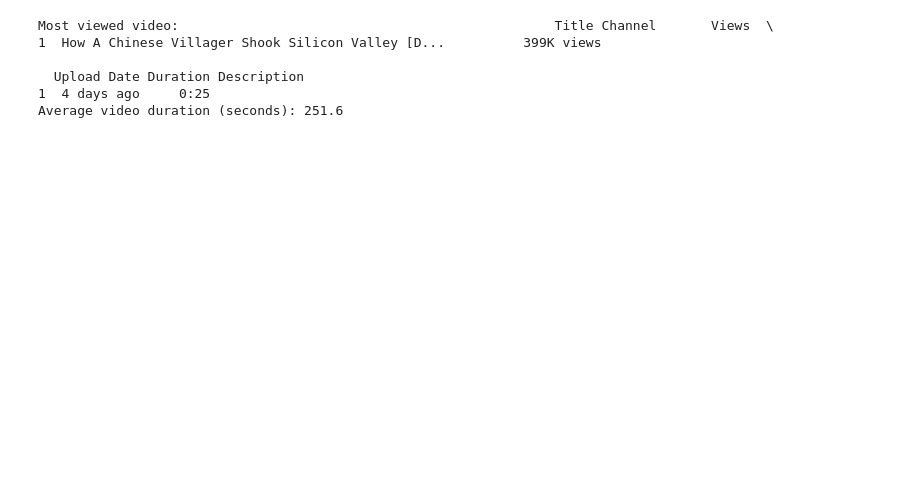
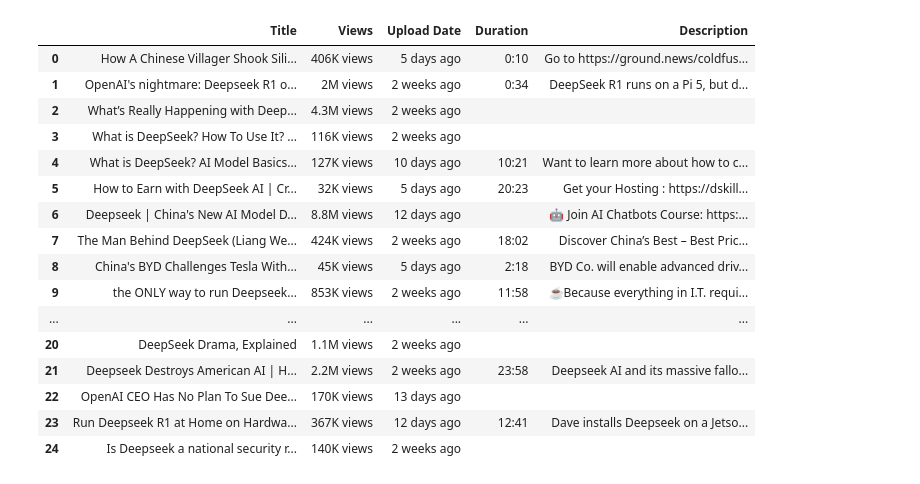
Before and after one commit to safwanakbar86/data_science_assgns, a Jupyter notebook: a1.ipynb, the cells around one changed output. Drawn from its saved outputs; the diff is of its cells as text; code cells hidden in the pictures; blank space fills up the shorter version.

```diff
--- a/a1.ipynb
+++ b/a1.ipynb
@@ -211,18 +142,17 @@ driver = webdriver.Chrome(service=service)
 driver.get("https://www.youtube.com/results?search_query=Deepseek&sp=EgIIBQ%253D%253D")
 time.sleep(3)
 
-for _ in range(3):
+for _ in range(10):
     driver.find_element(By.TAG_NAME, 'body').send_keys(Keys.END)
-    time.sleep(2)
+    time.sleep(3)
 
 videos = driver.find_elements(By.XPATH, "//ytd-video-renderer")
 video_data = []
 
-for video in videos[:5]:
+for video in videos[:25]:
     try:
         title = video.find_element(By.ID, "video-title").text
-        #channel = video.find_element(By.XPATH, ".//yt-formatted-string[@id='text']").text
-        channel = video.find_element(By.CSS_SELECTOR, "div.cbox h3.reel-player-header-channel-title").text
+        # channel = video.find_element(By.CSS_SELECTOR, "div#text-container.style-scope.ytd-channel-name").text
         views = video.find_element(By.XPATH, ".//span[contains(text(), 'views')]").text
         upload_date = video.find_element(By.XPATH, ".//div[@id='metadata-line']/span[2]").text
 
@@ -232,38 +162,42 @@ for video in videos[:5]:
         time.sleep(3)
 
         try:
-            duration = driver.find_element(By.CLASS_NAME, "ytp-time-duration").text
+            duration = driver.find_element(By.CLASS_NAME, "ytp-time-wrapper").text
+            duration = duration.split('/ ')[-1] if '/ ' in duration else duration
         except:
             duration = "N/A"
 
         try:
-            description = driver.find_element(By.ID, "description").text
+            description = driver.find_element(By.CSS_SELECTOR, "div#snippet.style-scope.ytd-text-inline-expander").text
         except:
             description = "No description"
 
         driver.close()
         driver.switch_to.window(driver.window_handles[0])
-        video_data.append([title, channel, views, upload_date, duration, description])
+        video_data.append([title, views, upload_date, duration, description])
     except:
         continue
 driver.quit()
 
-video_df = pd.DataFrame(video_data, columns=["Title", "Channel", "Views", "Upload Date", "Duration", "Description"])
+video_df = pd.DataFrame(video_data, columns=["Title", "Views", "Upload Date", "Duration", "Description"])
 video_df.to_csv("youtube_videos.csv", index=False)
-
-video_df[['Views_Num', 'Views_Suffix']] = video_df['Views'].str.extract(r'([\d\.]+)([KMB]?)')
-suffix_mapper = {'': 1,'K': 1000, 'M': 1000000, 'B': 1000000000}
-video_df['Views_Total'] = video_df['Views_Num'].astype(float) * video_df['Views_Suffix'].map(suffix_mapper)
-
-most_viewed_video = video_df.iloc[video_df['Views_Total'].idxmax()]
-print("Most viewed video:", most_viewed_video)
-
-avg_duration = video_df['Duration'].str.extract('(\d+):(\d+)').astype(float).fillna(0).apply(lambda x: x[0] * 60 + x[1], axis=1).mean()
-print("Average video duration (seconds):", avg_duration)
-# %% [output]
-Most viewed video:                                                Title Channel       Views  \
-1  How A Chinese Villager Shook Silicon Valley [D...          399K views
-
-  Upload Date Duration Description
-1  4 days ago     0:25
-Average video duration (seconds): 251.6
+# %%
+video_df
+# %% [output]
+|  | Title | Views | Upload Date | Duration | Description |
+| 0 | How A Chinese Villager Shook Sili... | 406K views | 5 days ago | 0:10 | Go to https://ground.news/coldfus... |
+| 1 | OpenAI's nightmare: Deepseek R1 o... | 2M views | 2 weeks ago | 0:34 | DeepSeek R1 runs on a Pi 5, but d... |
+| 2 | What’s Really Happening with Deep... | 4.3M views | 2 weeks ago |  |  |
+| 3 | What is DeepSeek? How To Use It? ... | 116K views | 2 weeks ago |  |  |
+| 4 | What is DeepSeek? AI Model Basics... | 127K views | 10 days ago | 10:21 | Want to learn more about how to c... |
+| 5 | How to Earn with DeepSeek AI | Cr... | 32K views | 5 days ago | 20:23 | Get your Hosting : https://dskill... |
+| 6 | Deepseek | China's New AI Model D... | 8.8M views | 12 days ago |  | 🤖 Join AI Chatbots Course: https:... |
+| 7 | The Man Behind DeepSeek (Liang We... | 424K views | 2 weeks ago | 18:02 | Discover China’s Best – Best Pric... |
+| 8 | China's BYD Challenges Tesla With... | 45K views | 5 days ago | 2:18 | BYD Co. will enable advanced driv... |
+| 9 | the ONLY way to run Deepseek... | 853K views | 2 weeks ago | 11:58 | ☕Because everything in I.T. requi... |
+| ... | ... | ... | ... | ... | ... |
+| 20 | DeepSeek Drama, Explained | 1.1M views | 2 weeks ago |  |  |
+| 21 | Deepseek Destroys American AI | H... | 2.2M views | 2 weeks ago | 23:58 | Deepseek AI and its massive fallo... |
+| 22 | OpenAI CEO Has No Plan To Sue Dee... | 170K views | 13 days ago |  |  |
+| 23 | Run Deepseek R1 at Home on Hardwa... | 367K views | 12 days ago | 12:41 | Dave installs Deepseek on a Jetso... |
+| 24 | Is Deepseek a national security r... | 140K views | 2 weeks ago |  |  |
```
Also changed, not shown: parts of 12 cells of this notebook.
